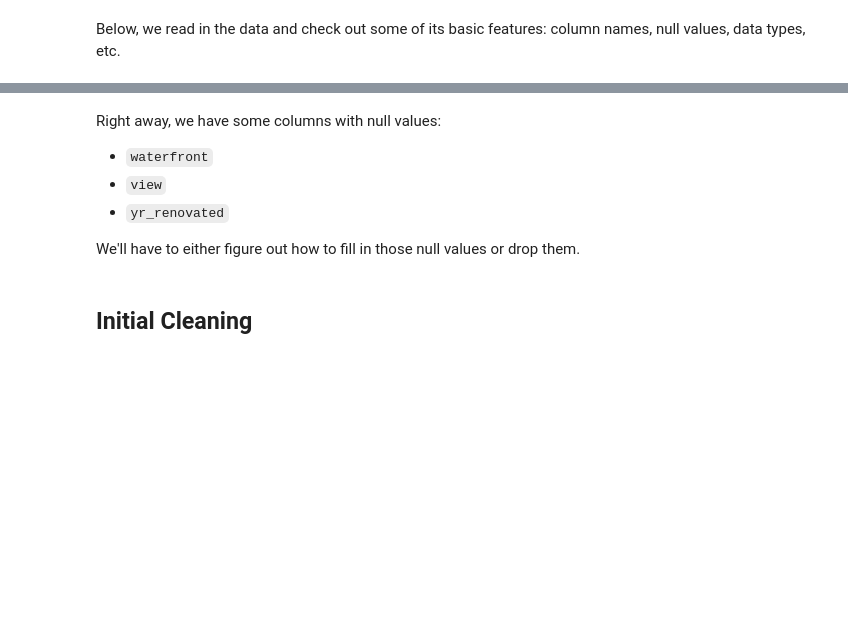
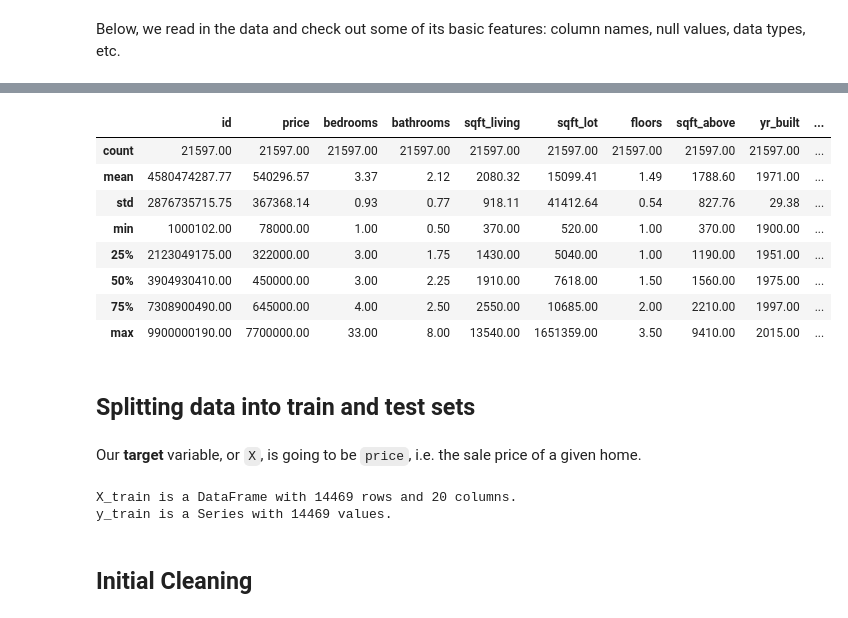
Before and after one commit to xiaohua-su/King_County_Real_Estate_Analysis, a Jupyter notebook: Real Estate Analysis.ipynb, the cells around one changed output, grey strips where cells are left out. Drawn from its saved outputs; the diff is of its cells as text; code cells hidden in the pictures; blank space fills up the shorter version.

```diff
--- a/Real Estate Analysis.ipynb
+++ b/Real Estate Analysis.ipynb
@@ -78,7 +64,17 @@ memory usage: 3.5+ MB
-# %% [markdown]
-Right away, we have some columns with null values:
-- `waterfront`
-- `view`
-- `yr_renovated`
-
-We'll have to either figure out how to fill in those null values or drop them.
+# %%
+# Checking out descriptive statistics
+df.describe()
+# %% [output]
+|  | id | price | bedrooms | bathrooms | sqft_living | sqft_lot | floors | sqft_above | yr_built | ... |
+| count | 21597.00 | 21597.00 | 21597.00 | 21597.00 | 21597.00 | 21597.00 | 21597.00 | 21597.00 | 21597.00 | ... |
+| mean | 4580474287.77 | 540296.57 | 3.37 | 2.12 | 2080.32 | 15099.41 | 1.49 | 1788.60 | 1971.00 | ... |
+| std | 2876735715.75 | 367368.14 | 0.93 | 0.77 | 918.11 | 41412.64 | 0.54 | 827.76 | 29.38 | ... |
+| min | 1000102.00 | 78000.00 | 1.00 | 0.50 | 370.00 | 520.00 | 1.00 | 370.00 | 1900.00 | ... |
+| 25% | 2123049175.00 | 322000.00 | 3.00 | 1.75 | 1430.00 | 5040.00 | 1.00 | 1190.00 | 1951.00 | ... |
+| 50% | 3904930410.00 | 450000.00 | 3.00 | 2.25 | 1910.00 | 7618.00 | 1.50 | 1560.00 | 1975.00 | ... |
+| 75% | 7308900490.00 | 645000.00 | 4.00 | 2.50 | 2550.00 | 10685.00 | 2.00 | 2210.00 | 1997.00 | ... |
+| max | 9900000190.00 | 7700000.00 | 33.00 | 8.00 | 13540.00 | 1651359.00 | 3.50 | 9410.00 | 2015.00 | ... |
+# %% [markdown]
+## Splitting data into train and test sets
+# %% [markdown]
+Our **target** variable, or `X`, is going to be `price`, i.e. the sale price of a given home.
@@ -85,2 +89,10 @@ We'll have to either figure out how to fill in those null values or drop them.
+# %%
+print(f"X_train is a DataFrame with {X_train.shape[0]} rows and {X_train.shape[1]} columns.")
+print(f"y_train is a Series with {y_train.shape[0]} values.")
+
+assert X_train.shape[0] == y_train.shape[0]
+# %% [output]
+X_train is a DataFrame with 14469 rows and 20 columns.
+y_train is a Series with 14469 values.
 # %% [markdown]
 ## Initial Cleaning
```
Also changed, not shown: parts of 20 cells of this notebook, 1 other file.
